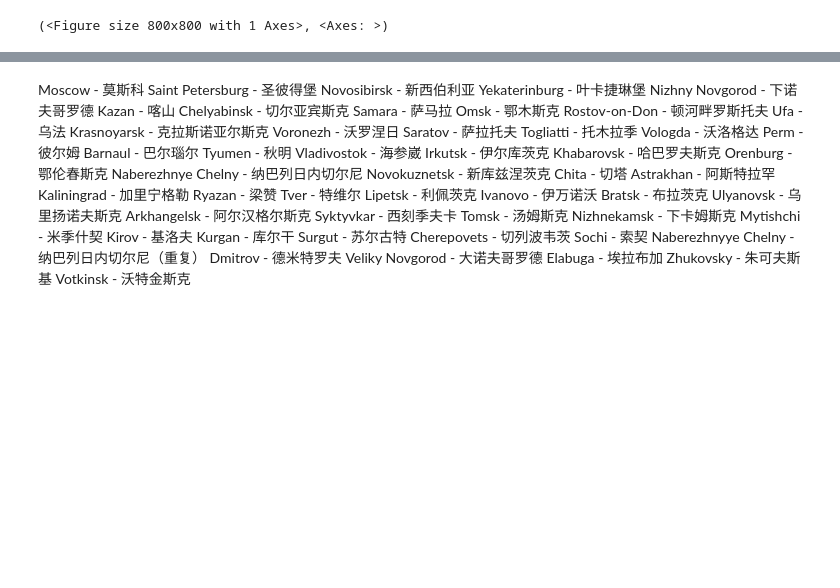
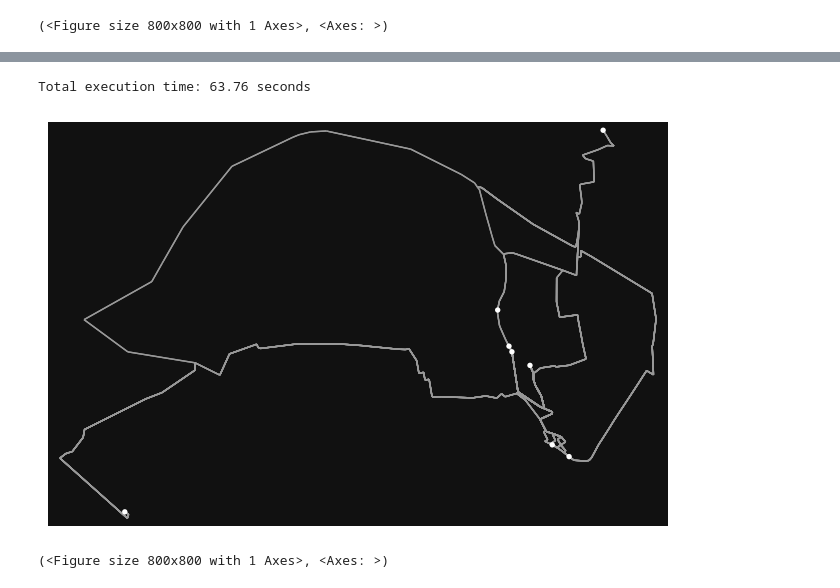
Before and after one commit to SHENRUIJI/MY-TASK-, a Jupyter notebook: one_city_1.ipynb, the cells around one changed output, grey strips where cells are left out. Cells and saved outputs as stored; diff of their text form; code cells hidden in the pictures; blank space fills up the shorter version.

```diff
--- a/one_city_1.ipynb
+++ b/one_city_1.ipynb
@@ -294,51 +318,8 @@ ox.plot_graph(res_20)
-# %% [markdown]
-Moscow - 莫斯科
-Saint Petersburg - 圣彼得堡
-Novosibirsk - 新西伯利亚
-Yekaterinburg - 叶卡捷琳堡
-Nizhny Novgorod - 下诺夫哥罗德
-Kazan - 喀山
-Chelyabinsk - 切尔亚宾斯克
-Samara - 萨马拉
-Omsk - 鄂木斯克
-Rostov-on-Don - 顿河畔罗斯托夫
-Ufa - 乌法
-Krasnoyarsk - 克拉斯诺亚尔斯克
-Voronezh - 沃罗涅日
-Saratov - 萨拉托夫
-Togliatti - 托木拉季
-Vologda - 沃洛格达
-Perm - 彼尔姆
-Barnaul - 巴尔瑙尔
-Tyumen - 秋明
-Vladivostok - 海参崴
-Irkutsk - 伊尔库茨克
-Khabarovsk - 哈巴罗夫斯克
-Orenburg - 鄂伦春斯克
-Naberezhnye Chelny - 纳巴列日内切尔尼
-Novokuznetsk - 新库兹涅茨克
-Chita - 切塔
-Astrakhan - 阿斯特拉罕
-Kaliningrad - 加里宁格勒
-Ryazan - 梁赞
-Tver - 特维尔
-Lipetsk - 利佩茨克
-Ivanovo - 伊万诺沃
-Bratsk - 布拉茨克
-Ulyanovsk - 乌里扬诺夫斯克
-Arkhangelsk - 阿尔汉格尔斯克
-Syktyvkar - 西刻季夫卡
-Tomsk - 汤姆斯克
-Nizhnekamsk - 下卡姆斯克
-Mytishchi - 米季什契
-Kirov - 基洛夫
-Kurgan - 库尔干
-Surgut - 苏尔古特
-Cherepovets - 切列波韦茨
-Sochi - 索契
-Naberezhnyye Chelny - 纳巴列日内切尔尼（重复）
-Dmitrov - 德米特罗夫
-Veliky Novgorod - 大诺夫哥罗德
-Elabuga - 埃拉布加
-Zhukovsky - 朱可夫斯基
-Votkinsk - 沃特金斯克
+# %%
+name_city = 'Chita '
+res_22 = result(name_city)
+ox.plot_graph(res_22)
+# %% [output]
+Total execution time: 63.76 seconds
+[figure, added]
+(<Figure size 800x800 with 1 Axes>, <Axes: >)
```
Also changed, not shown: parts of 24 cells of this notebook.
